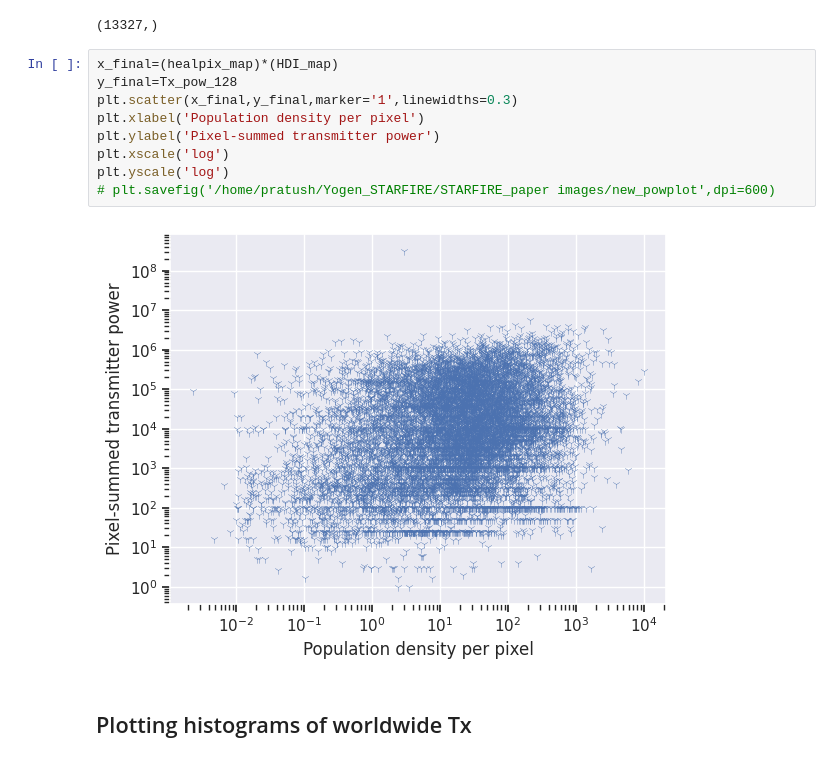
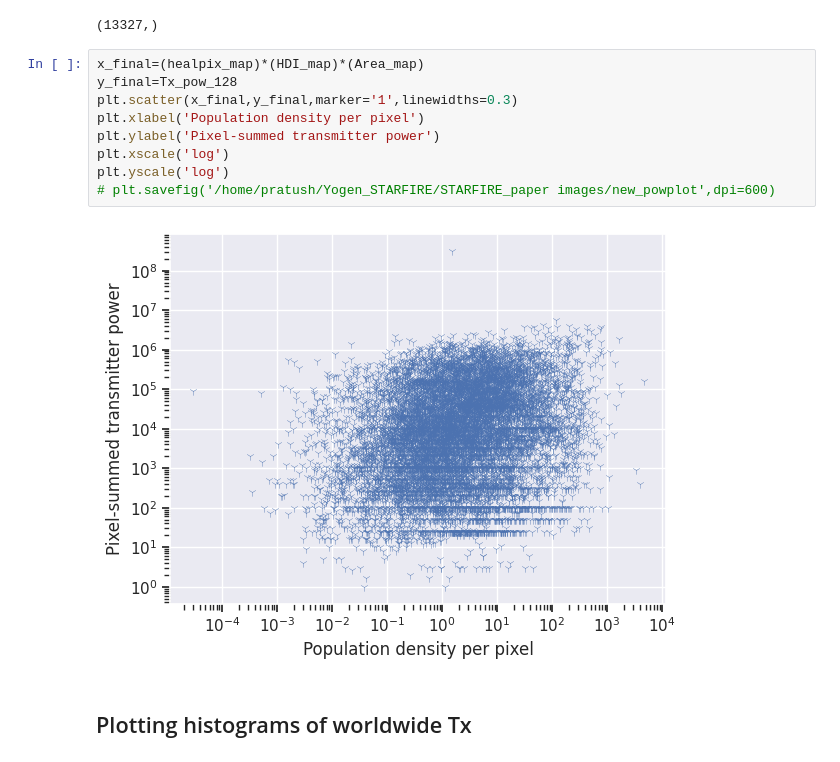
Before and after one commit to Bharatcs/rfi, a Jupyter notebook: Project/Stat_model_STARFIRE.ipynb, the cells around one changed output. Cells and saved outputs as stored; diff of their text form.

```diff
--- a/Project/Stat_model_STARFIRE.ipynb
+++ b/Project/Stat_model_STARFIRE.ipynb
@@ -339,16 +339,16 @@ np.shape(Tx_pow_128)
 # %% [output]
 (13327,)
 # %%
-x_final=(healpix_map)*(HDI_map)
+x_final=(healpix_map)*(HDI_map)*(Area_map)
 y_final=Tx_pow_128
 plt.scatter(x_final,y_final,marker='1',linewidths=0.3)
 plt.xlabel('Population density per pixel')
 plt.ylabel('Pixel-summed transmitter power')
 plt.xscale('log')
 plt.yscale('log')
 # plt.savefig('/home/pratush/Yogen_STARFIRE/STARFIRE_paper images/new_powplot',dpi=600)
 # %% [output]
-[figure, old version]
+[figure, new version]
 # %% [markdown]
 ## Plotting histograms of worldwide Tx
 # %%
```
Also changed, not shown: parts of 5 cells of this notebook, 1 other file.
